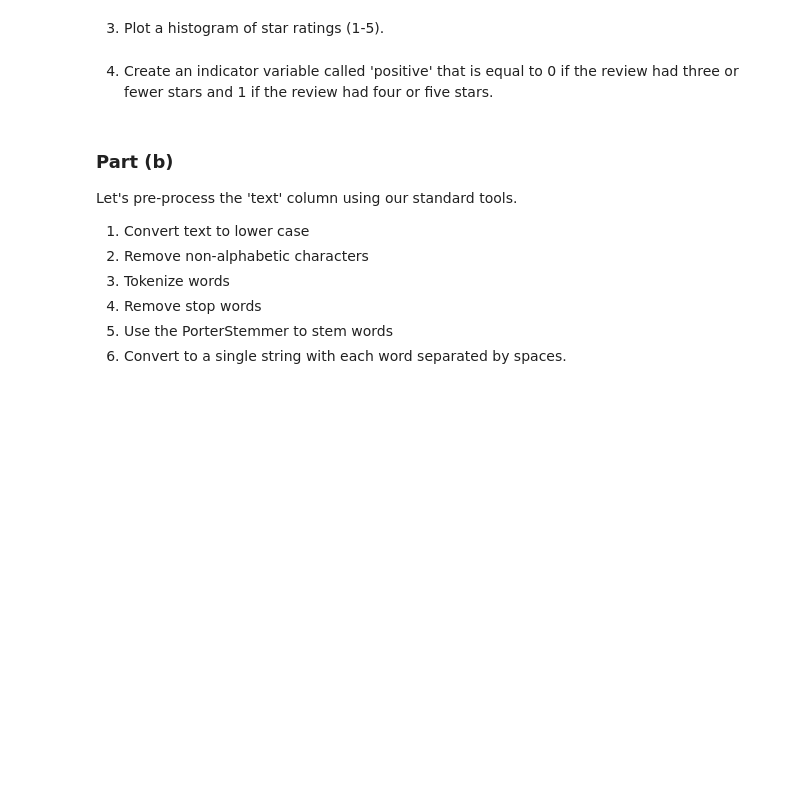
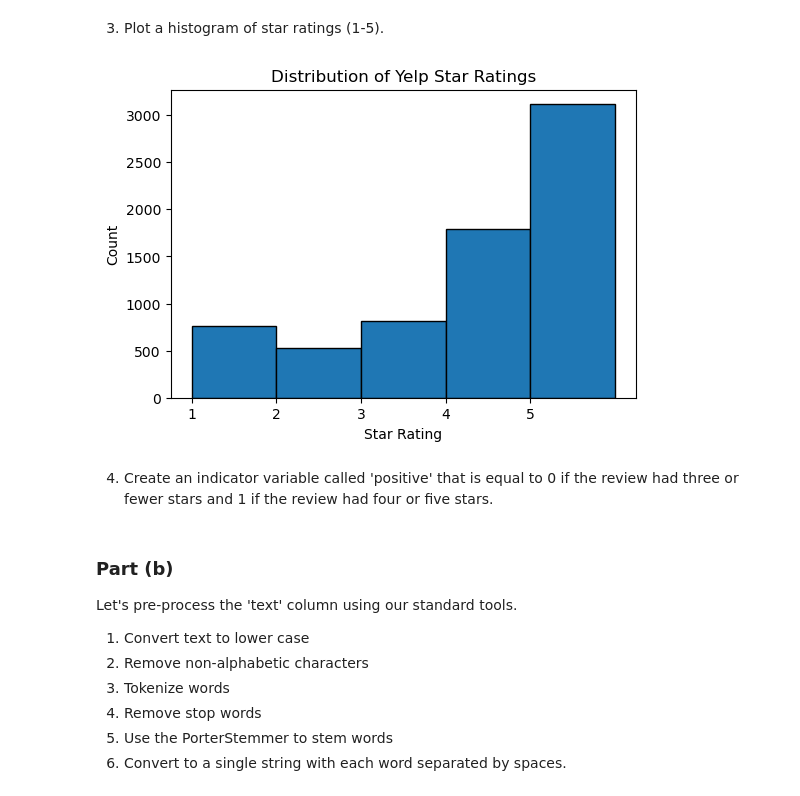
Before and after one commit to messymoose/ECON570, a Jupyter notebook: projects/cp5_f25.ipynb, the cells around one changed output. Drawn from its saved outputs; the diff is of its cells as text; code cells hidden in the pictures; blank space fills up the shorter version.

```diff
--- a/projects/cp5_f25.ipynb
+++ b/projects/cp5_f25.ipynb
@@ -46,3 +153,6 @@ The file 'yelp_reviews.csv' contains 7000 individual yelp reviews along with the
 ### Part (a)
 
 1. Read in the file 'yelp_reviews.csv' and parse dates on the `date` column.
+# %%
+df = pd.read_csv('data/yelp_reviews.csv', parse_dates=['date'])
+df.head()
@@ -49,2 +166,11 @@ The file 'yelp_reviews.csv' contains 7000 individual yelp reviews along with the
 # %% [markdown]
 2. What is the earliest review year? What is the most recent review year? Use `.value_counts()` to display the number of reviews in each year.
+# %%
+df['year'] = df['date'].dt.year
+
+earliest_year = df['year'].min()
+latest_year = df['year'].max()
+
+earliest_year, latest_year
+
+df['year'].value_counts().sort_index()
@@ -51,4 +194,14 @@ The file 'yelp_reviews.csv' contains 7000 individual yelp reviews along with the
 # %% [markdown]
 3. Plot a histogram of star ratings (1-5).
+# %%
+plt.figure(figsize=(6,4))
+plt.hist(df['stars'], bins=[1,2,3,4,5,6], edgecolor='black')
+plt.xlabel("Star Rating")
+plt.ylabel("Count")
+plt.title("Distribution of Yelp Star Ratings")
+plt.xticks([1,2,3,4,5])
+plt.show()
+# %% [output]
+[figure, added]
 # %% [markdown]
 4. Create an indicator variable called 'positive' that is equal to 0 if the review had three or fewer stars and 1 if the review had four or five stars.
```
Also changed, not shown: parts of 23 cells of this notebook, 3 other files.
